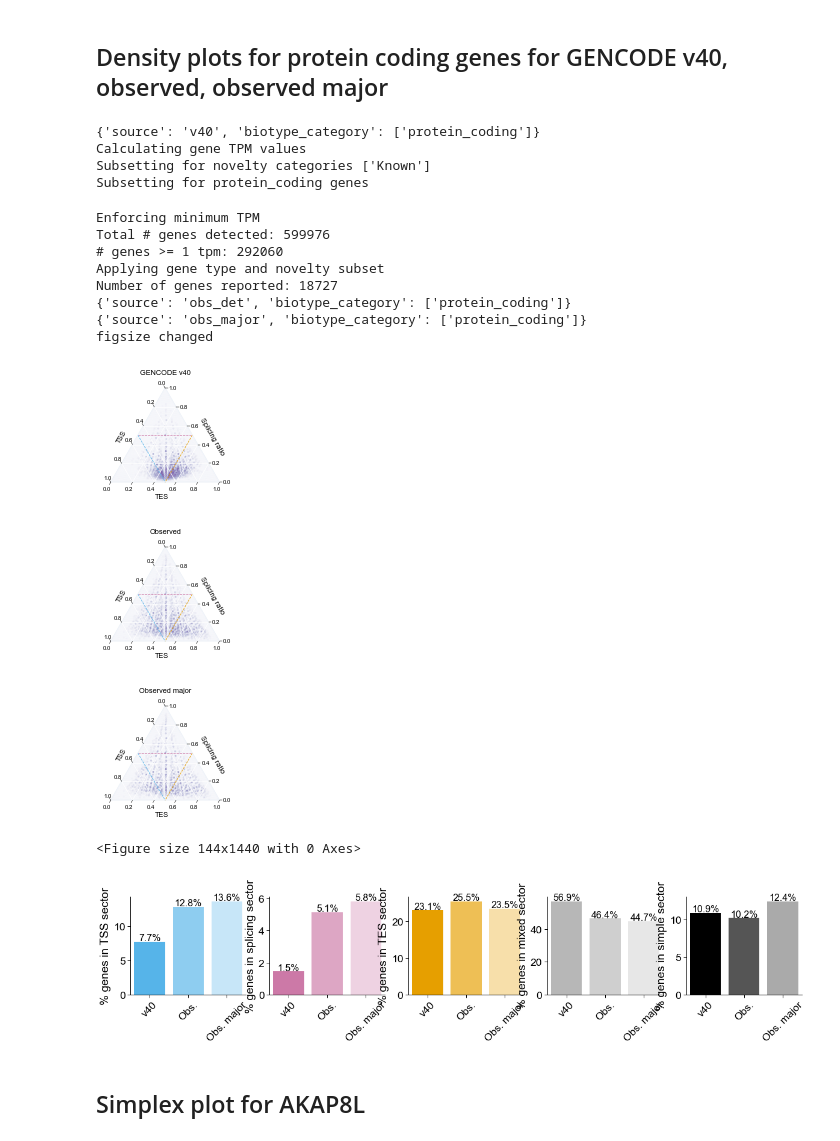
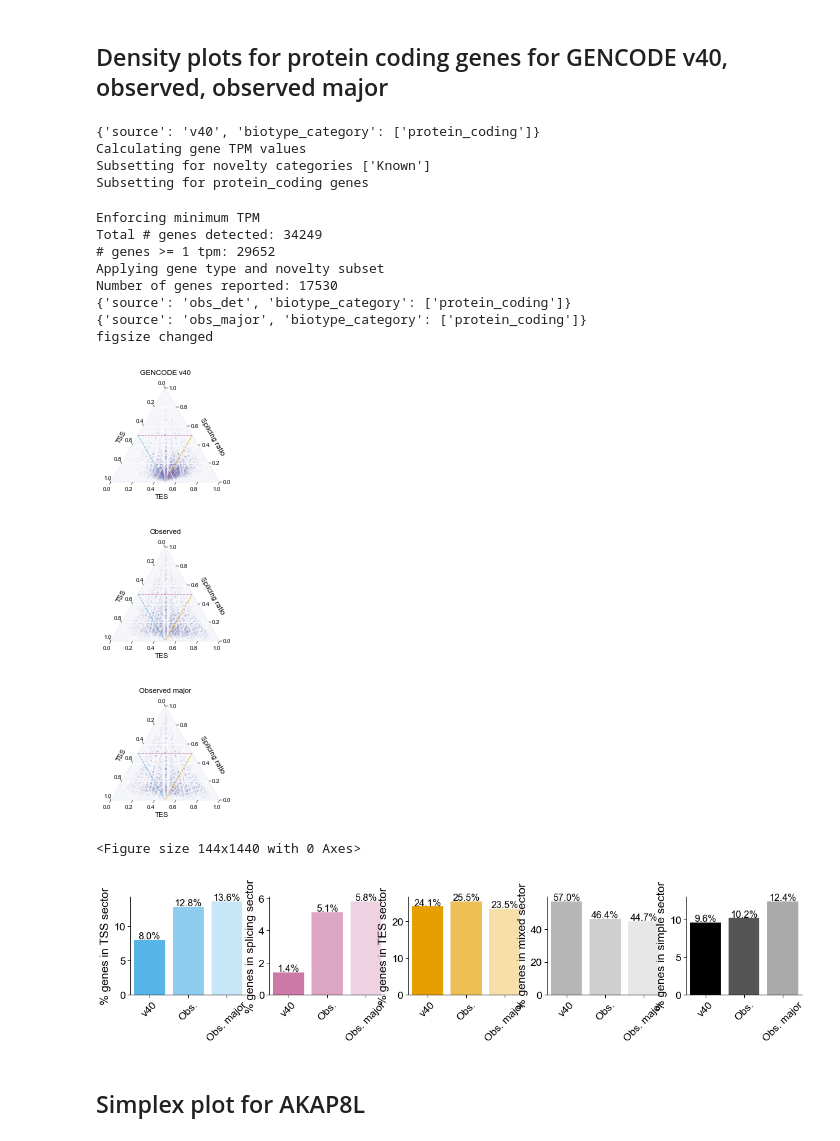
Before and after one commit to fairliereese/rnawg, a Jupyter notebook: figures/fig_3_gtsx/fig_3.ipynb, the cells around one changed output. Saved outputs shown, nothing was run; the diff lists cells and outputs as text; code cells hidden in the pictures.

Commit message:
figure3

```diff
--- a/figures/fig_3_gtsx/fig_3.ipynb
+++ b/figures/fig_3_gtsx/fig_3.ipynb
@@ -42,28 +42,30 @@ mouse_ver = 'vM25_cerberus'
 # %%
 sources = ['v40', 'obs_det', 'obs_major']
 titles = ['GENCODE v40', 'Observed', 'Observed major']
 plot_density_simplices(cerberus_h5,
+                       filt_ab,
+                       min_tpm,
                        sources,
                        titles,
                        gene_subset,
                        ver)
 # %% [output]
 {'source': 'v40', 'biotype_category': ['protein_coding']}
 Calculating gene TPM values
 Subsetting for novelty categories ['Known']
 Subsetting for protein_coding genes
 Enforcing minimum TPM
-Total # genes detected: 599976
-# genes >= 1 tpm: 292060
+Total # genes detected: 34249
+# genes >= 1 tpm: 29652
 Applying gene type and novelty subset
-Number of genes reported: 18727
+Number of genes reported: 17530
 {'source': 'obs_det', 'biotype_category': ['protein_coding']}
 {'source': 'obs_major', 'biotype_category': ['protein_coding']}
 figsize changed
 [figure]
 [figure]
 [figure]
 <Figure size 144x1440 with 0 Axes>
-[figure, old version]
+[figure, new version]
 # %% [markdown]
 ## Simplex plot for AKAP8L
```
Also changed, not shown: parts of 8 cells of this notebook, 6 other files.
